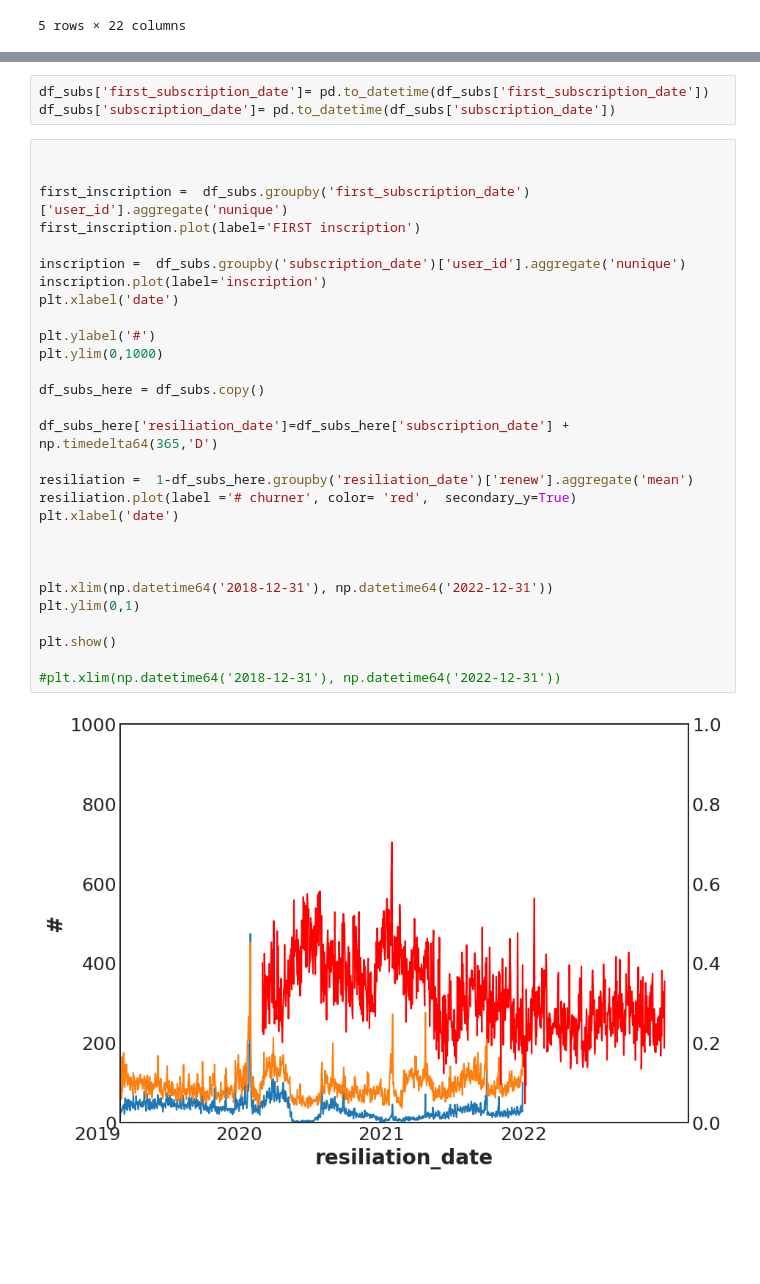
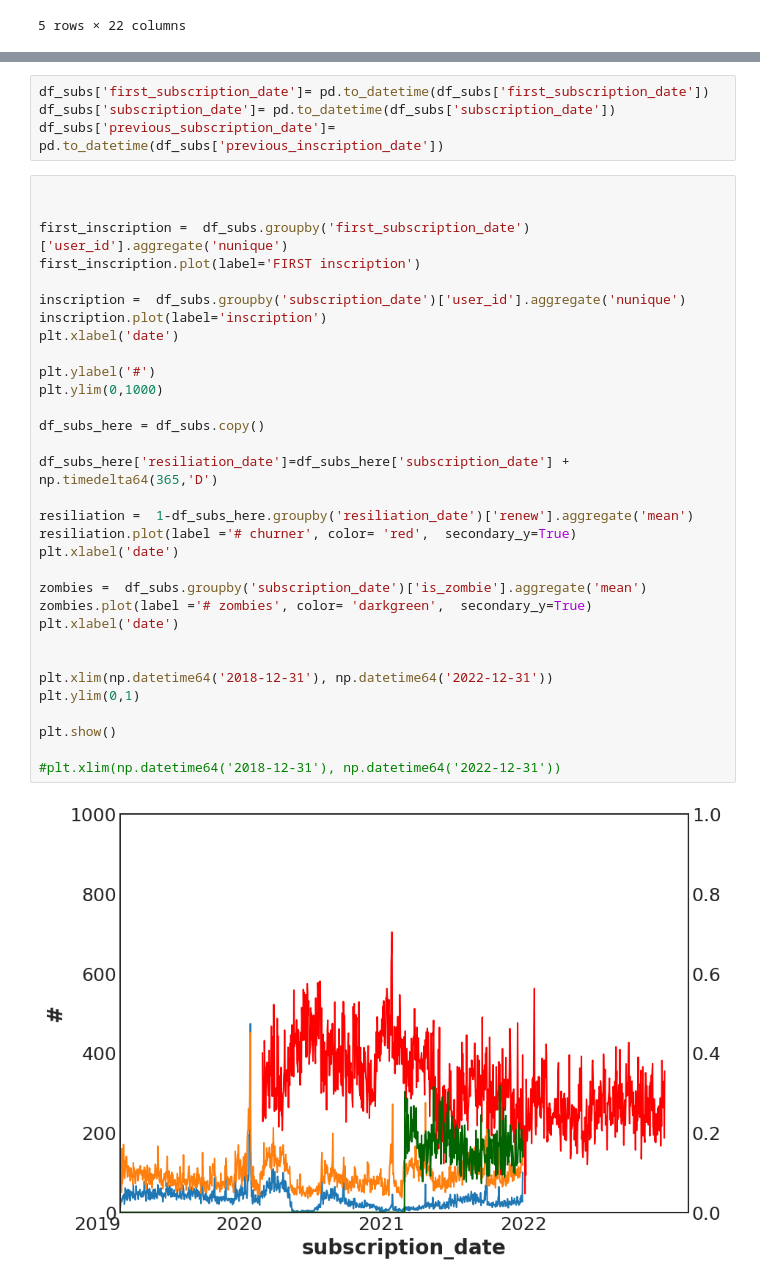
Before and after one commit to ctherreau/HomeExchange, a Jupyter notebook: Analysis.ipynb, the cells around one changed output, grey strips where cells are left out. Saved outputs shown, nothing was run; the diff lists cells and outputs as text; blank space fills up the shorter version.

```diff
--- a/Analysis.ipynb
+++ b/Analysis.ipynb
@@ -26,34 +26,38 @@ df_subs.head()
 # %%
 df_subs['first_subscription_date']= pd.to_datetime(df_subs['first_subscription_date'])
 df_subs['subscription_date']= pd.to_datetime(df_subs['subscription_date'])
+df_subs['previous_subscription_date']= pd.to_datetime(df_subs['previous_inscription_date'])
-# %%
-
-
-first_inscription =  df_subs.groupby('first_subscription_date')['user_id'].aggregate('nunique')
-first_inscription.plot(label='FIRST inscription')
-
-inscription =  df_subs.groupby('subscription_date')['user_id'].aggregate('nunique')
-inscription.plot(label='inscription')
-plt.xlabel('date')
-
-plt.ylabel('#')
-plt.ylim(0,1000)
-
-df_subs_here = df_subs.copy()
-
-df_subs_here['resiliation_date']=df_subs_here['subscription_date'] + np.timedelta64(365,'D')
-
-resiliation =  1-df_subs_here.groupby('resiliation_date')['renew'].aggregate('mean')
-resiliation.plot(label ='# churner', color= 'red',  secondary_y=True)
-plt.xlabel('date')
-
-
-
-plt.xlim(np.datetime64('2018-12-31'), np.datetime64('2022-12-31'))
-plt.ylim(0,1)
-
-plt.show()
-
-#plt.xlim(np.datetime64('2018-12-31'), np.datetime64('2022-12-31'))
-# %% [output]
-[figure, removed]
+# %%
+
+
+first_inscription =  df_subs.groupby('first_subscription_date')['user_id'].aggregate('nunique')
+first_inscription.plot(label='FIRST inscription')
+
+inscription =  df_subs.groupby('subscription_date')['user_id'].aggregate('nunique')
+inscription.plot(label='inscription')
+plt.xlabel('date')
+
+plt.ylabel('#')
+plt.ylim(0,1000)
+
+df_subs_here = df_subs.copy()
+
+df_subs_here['resiliation_date']=df_subs_here['subscription_date'] + np.timedelta64(365,'D')
+
+resiliation =  1-df_subs_here.groupby('resiliation_date')['renew'].aggregate('mean')
+resiliation.plot(label ='# churner', color= 'red',  secondary_y=True)
+plt.xlabel('date')
+
+zombies =  df_subs.groupby('subscription_date')['is_zombie'].aggregate('mean')
+zombies.plot(label ='# zombies', color= 'darkgreen',  secondary_y=True)
+plt.xlabel('date')
+
+
+plt.xlim(np.datetime64('2018-12-31'), np.datetime64('2022-12-31'))
+plt.ylim(0,1)
+
+plt.show()
+
+#plt.xlim(np.datetime64('2018-12-31'), np.datetime64('2022-12-31'))
+# %% [output]
+[figure, added]
```
Also changed, not shown: parts of 9 cells of this notebook, 1 other file.
